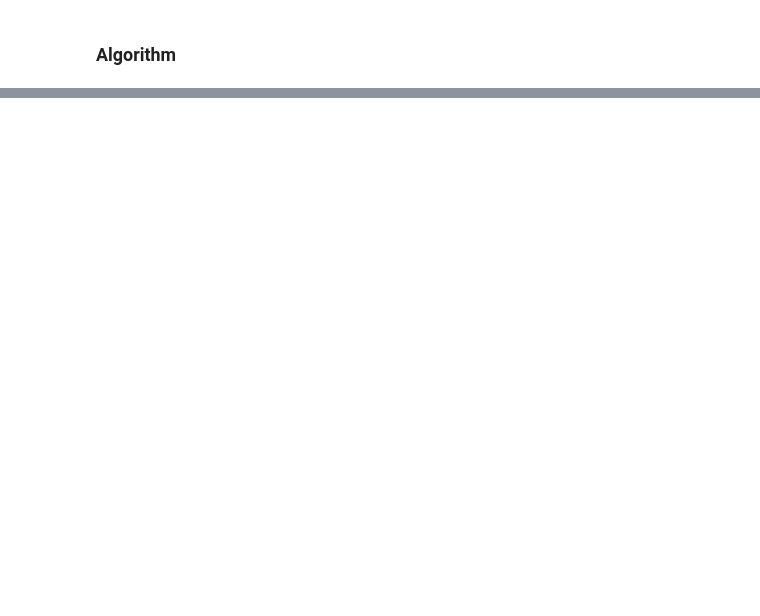
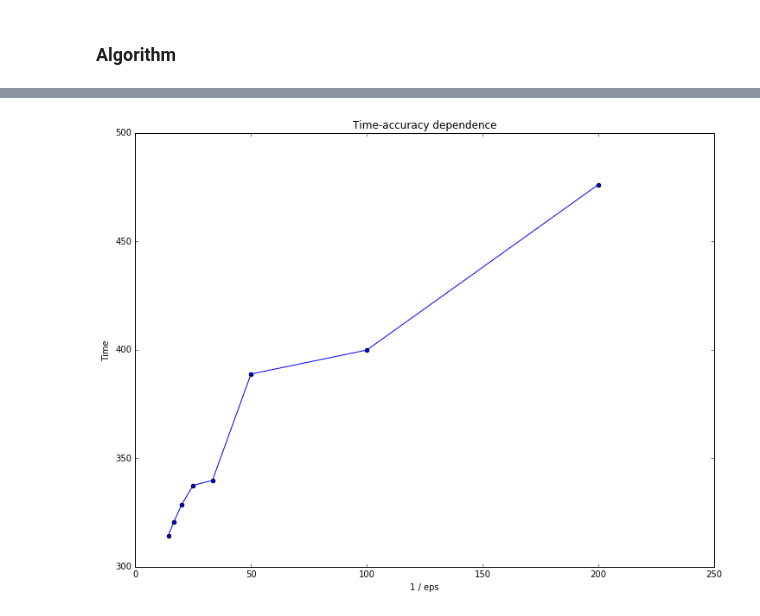
Before and after one commit to dilyararimovna/TransportFlows2016, a Jupyter notebook: Project.ipynb, the cells around one changed output, grey strips where cells are left out. Cells and saved outputs as stored; diff of their text form; code cells hidden in the pictures; blank space fills up the shorter version.

```diff
--- a/Project.ipynb
+++ b/Project.ipynb
@@ -547,0 +681,4 @@ np.savetxt('Bacman_f_data.txt', f_next)
+# %%
+plot_eps_time(np.array(eps_beckmann_values)[3:], np.array(time_beckmann_values)[3:])
+# %% [output]
+[figure, added]
```
Also changed, not shown: parts of 26 cells of this notebook.
